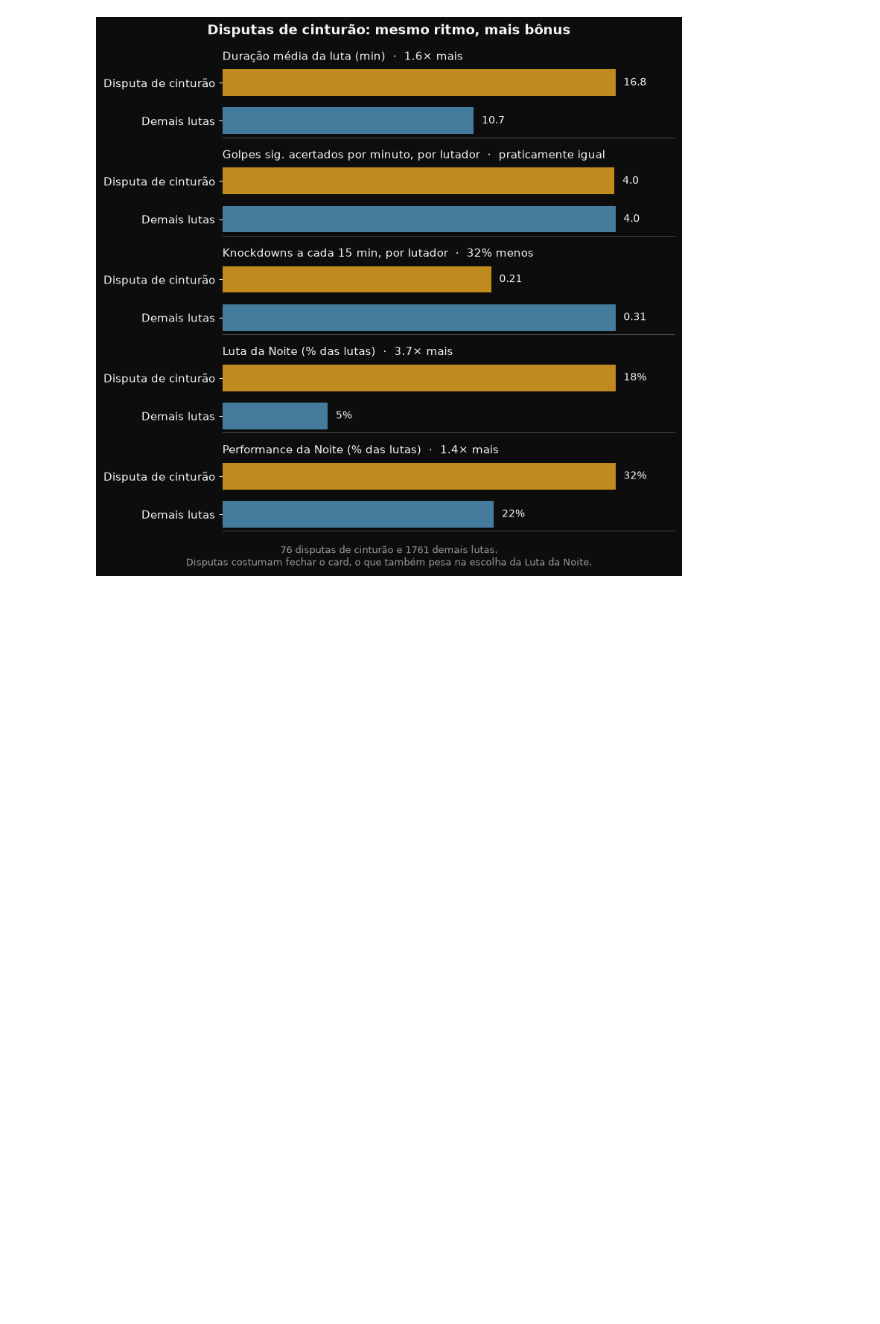
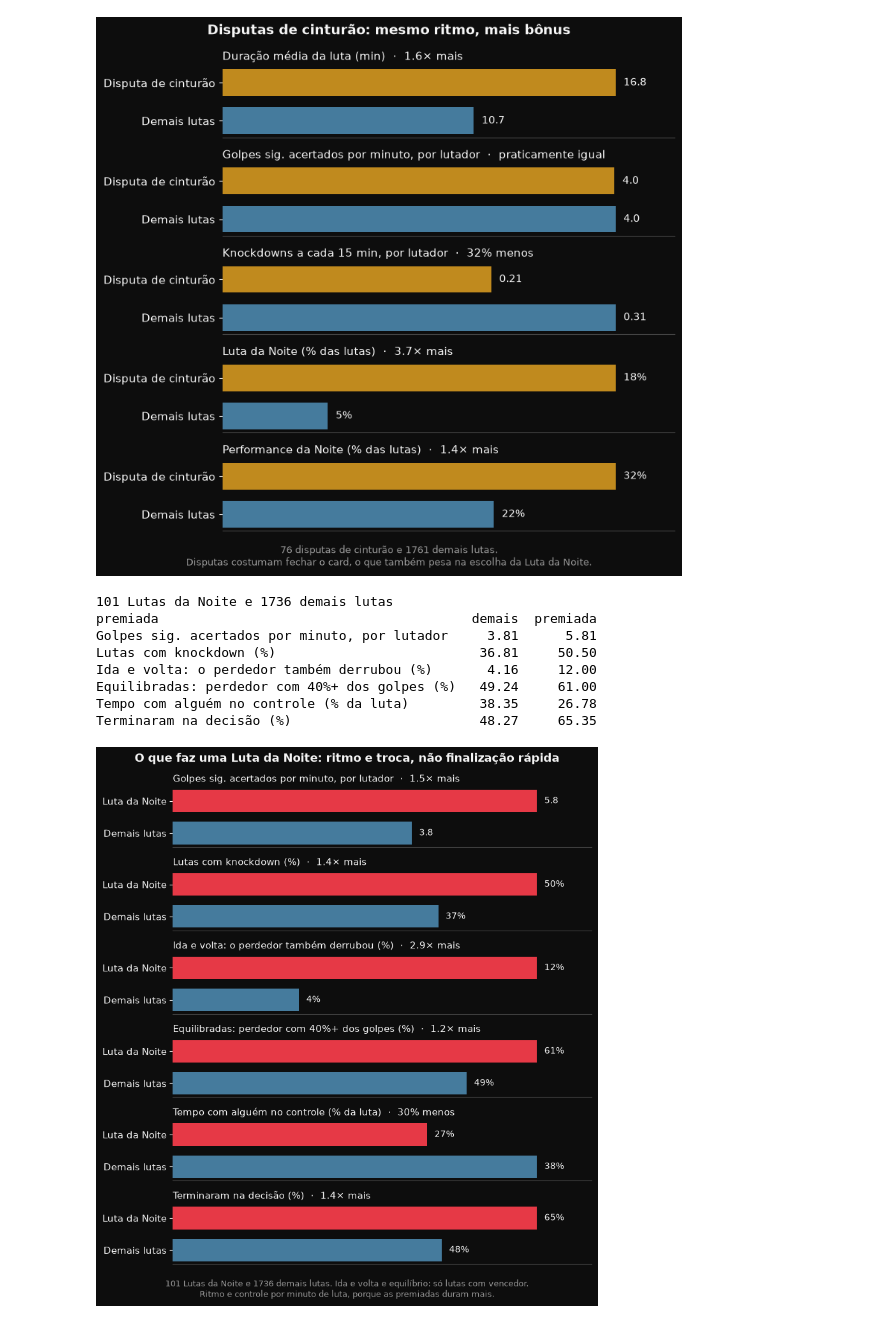
Before and after one commit to khannnn1/ufc-data, a Jupyter notebook: notebooks/02_visualizacao.ipynb, the cells around one changed output. Saved outputs shown, nothing was run; the diff lists cells and outputs as text; code cells hidden in the pictures; blank space fills up the shorter version.

Commit message:
Adiciona gráfico do que distingue as Lutas da Noite
Co-Authored-By: Claude Opus 5.5 <noreply@anthropic.com>

```diff
--- a/notebooks/02_visualizacao.ipynb
+++ b/notebooks/02_visualizacao.ipynb
@@ -974,3 +974,68 @@ Knockdowns a cada 15 min, por lutador            0.31    0.21
 Luta da Noite (% das lutas)                      4.94   18.42
 Performance da Noite (% das lutas)              21.81   31.58
 [figure]
+# %%
+# O que as Lutas da Noite têm de diferente. Uma linha por luta. Ritmo e controle por minuto de luta
+# (as premiadas duram mais). "Ida e volta" = o perdedor também derrubou o adversário; "equilibrada" =
+# o perdedor acertou pelo menos 40% dos golpes significativos da luta (os dois só em lutas com vencedor).
+minutos = df["Time"].str.split(":", expand=True).astype(int)
+df_ln = df.assign(duracao_seg=(df["Final_Round"] - 1) * 300 + minutos[0] * 60 + minutos[1])
+lutas_ln = df_ln.groupby("Fight_URL").agg(
+    premiada=("Fight_Bonus", "first"), duracao_seg=("duracao_seg", "first"), metodo=("Method", "first"),
+    golpes=("Sig_str_landed", "sum"), kd=("KD", "sum"), controle=("Ctrl_seconds", "sum"),
+)
+perdedor = df_ln[df_ln["Resultado"] == "L"].set_index("Fight_URL")[["Sig_str_landed", "KD"]]
+lutas_ln = lutas_ln.join(perdedor.rename(columns={"Sig_str_landed": "golpes_perdedor", "KD": "kd_perdedor"}))
+lutas_ln["decisao"] = lutas_ln["metodo"].str.contains("Decision", na=False)
+com_vencedor = lutas_ln.dropna(subset=["golpes_perdedor"])
+
+grupos_ln = lutas_ln.groupby("premiada")
+tempo_min = grupos_ln["duracao_seg"].sum() / 60
+comparacao_ln = pd.DataFrame({
+    "Golpes sig. acertados por minuto, por lutador": grupos_ln["golpes"].sum() / (tempo_min * 2),
+    "Lutas com knockdown (%)": grupos_ln["kd"].apply(lambda kd: (kd > 0).mean() * 100),
+    "Ida e volta: o perdedor também derrubou (%)": com_vencedor.groupby("premiada")["kd_perdedor"].apply(lambda kd: (kd > 0).mean() * 100),
+    "Equilibradas: perdedor com 40%+ dos golpes (%)": com_vencedor.groupby("premiada").apply(
+        lambda x: (x["golpes_perdedor"] >= 0.4 * x["golpes"]).mean() * 100, include_groups=False),
+    "Tempo com alguém no controle (% da luta)": grupos_ln["controle"].sum() / grupos_ln["duracao_seg"].sum() * 100,
+    "Terminaram na decisão (%)": grupos_ln["decisao"].mean() * 100,
+}).T.rename(columns={0: "demais", 1: "premiada"})
+n_premiadas, n_demais = (lutas_ln["premiada"] == 1).sum(), (lutas_ln["premiada"] == 0).sum()
+print(f"{n_premiadas} Lutas da Noite e {n_demais} demais lutas")
+print(comparacao_ln.round(2))
+
+fig, axes = plt.subplots(len(comparacao_ln), 1, figsize=(8, 8.8))
+for ax, (rotulo, linha) in zip(axes, comparacao_ln.iterrows()):
+    pr, de = linha["premiada"], linha["demais"]
+    barras = ax.barh(["Demais lutas", "Luta da Noite"], [de, pr], color=[COR_AZUL, COR_VERMELHO], height=0.7)
+    maior = max(pr, de)
+    for barra in barras:
+        valor = barra.get_width()
+        texto = f"{valor:.0f}%" if "%" in rotulo else f"{valor:.1f}"
+        ax.text(valor + maior * 0.02, barra.get_y() + barra.get_height() / 2, texto,
+                va="center", fontsize=10, color="#f5f5f5")
+    razao = pr / de
+    leitura = "praticamente igual" if abs(razao - 1) < 0.05 else (f"{razao:.1f}× mais" if razao > 1 else f"{(1 - razao) * 100:.0f}% menos")
+    ax.set_title(f"{rotulo}  ·  {leitura}", fontsize=11, loc="left", color="#f5f5f5")
+    ax.set_xlim(0, maior * 1.15)
+    ax.set_xticks([])
+    ax.grid(False)
+
+fig.suptitle("O que faz uma Luta da Noite: ritmo e troca, não finalização rápida", fontsize=13, fontweight="bold")
+fig.text(0.5, 0.01, f"{n_premiadas} Lutas da Noite e {n_demais} demais lutas. Ida e volta e equilíbrio: só lutas com vencedor.\n"
+         "Ritmo e controle por minuto de luta, porque as premiadas duram mais.",
+         ha="center", fontsize=9, color="#9a9a9a")
+
+plt.tight_layout(rect=(0, 0.05, 1, 1))
+plt.savefig("../figures/luta_da_noite.png", dpi=150, facecolor=fig.get_facecolor())
+plt.show()
+# %% [output]
+101 Lutas da Noite e 1736 demais lutas
+premiada                                        demais  premiada
+Golpes sig. acertados por minuto, por lutador     3.81      5.81
+Lutas com knockdown (%)                          36.81     50.50
+Ida e volta: o perdedor também derrubou (%)       4.16     12.00
+Equilibradas: perdedor com 40%+ dos golpes (%)   49.24     61.00
+Tempo com alguém no controle (% da luta)         38.35     26.78
+Terminaram na decisão (%)                        48.27     65.35
+[figure, added]
```
Also changed, not shown: 4 other files.
